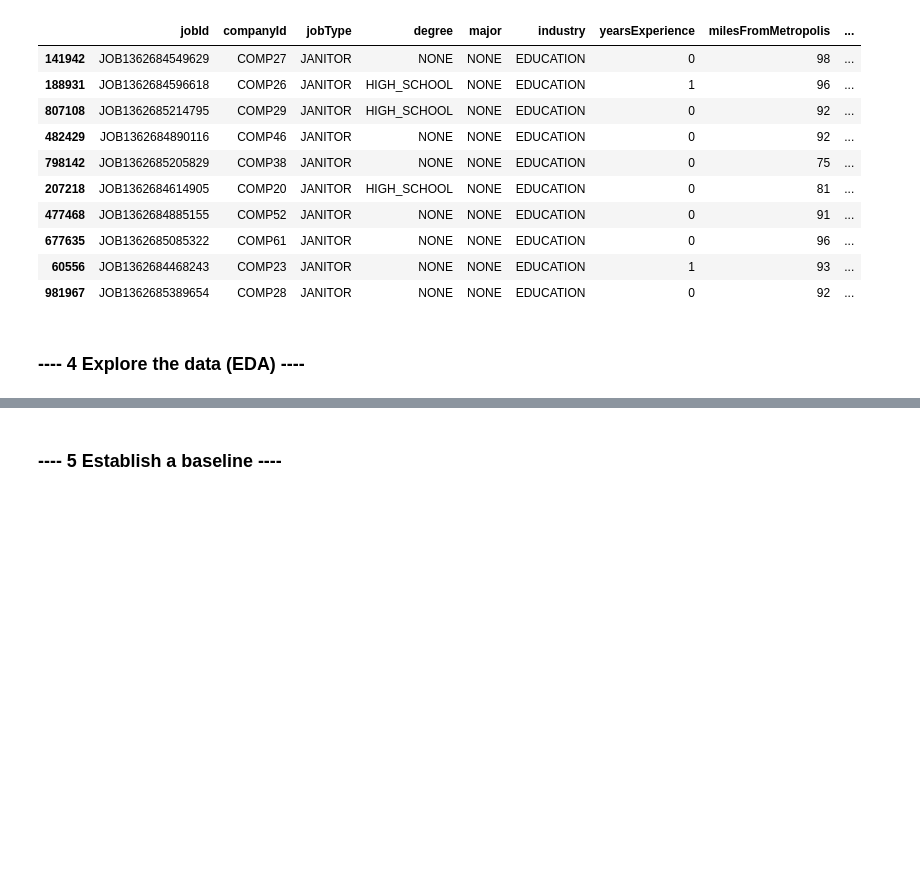
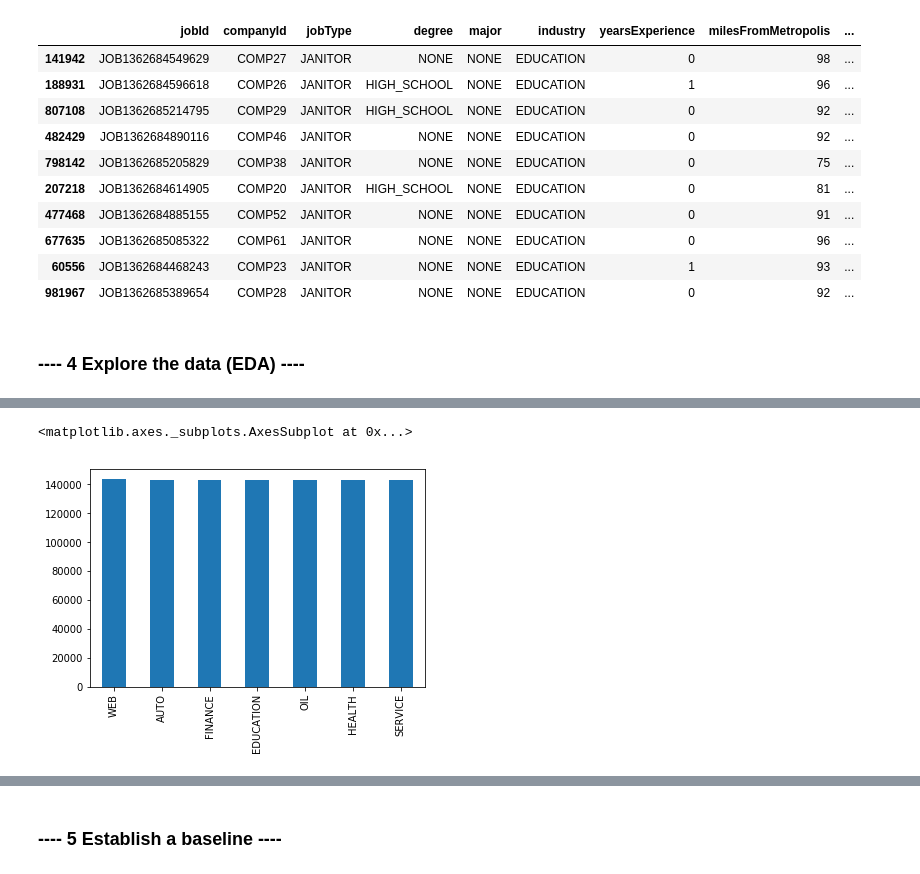
Before and after one commit to cdean4/salary-prediction-portfolio, a Jupyter notebook: SalaryProject.ipynb, the cells around one changed output, grey strips where cells are left out. Drawn from its saved outputs; the diff is of its cells as text; code cells hidden in the pictures; blank space fills up the shorter version.

```diff
--- a/SalaryProject.ipynb
+++ b/SalaryProject.ipynb
@@ -309,0 +338,5 @@ data_train.sort_values('salary').head(10)
+# %%
+data_train.industry.value_counts().plot(kind='bar')
+# %% [output]
+<matplotlib.axes._subplots.AxesSubplot at 0x...>
+[figure, added]
```
Also changed, not shown: parts of 8 cells of this notebook.
